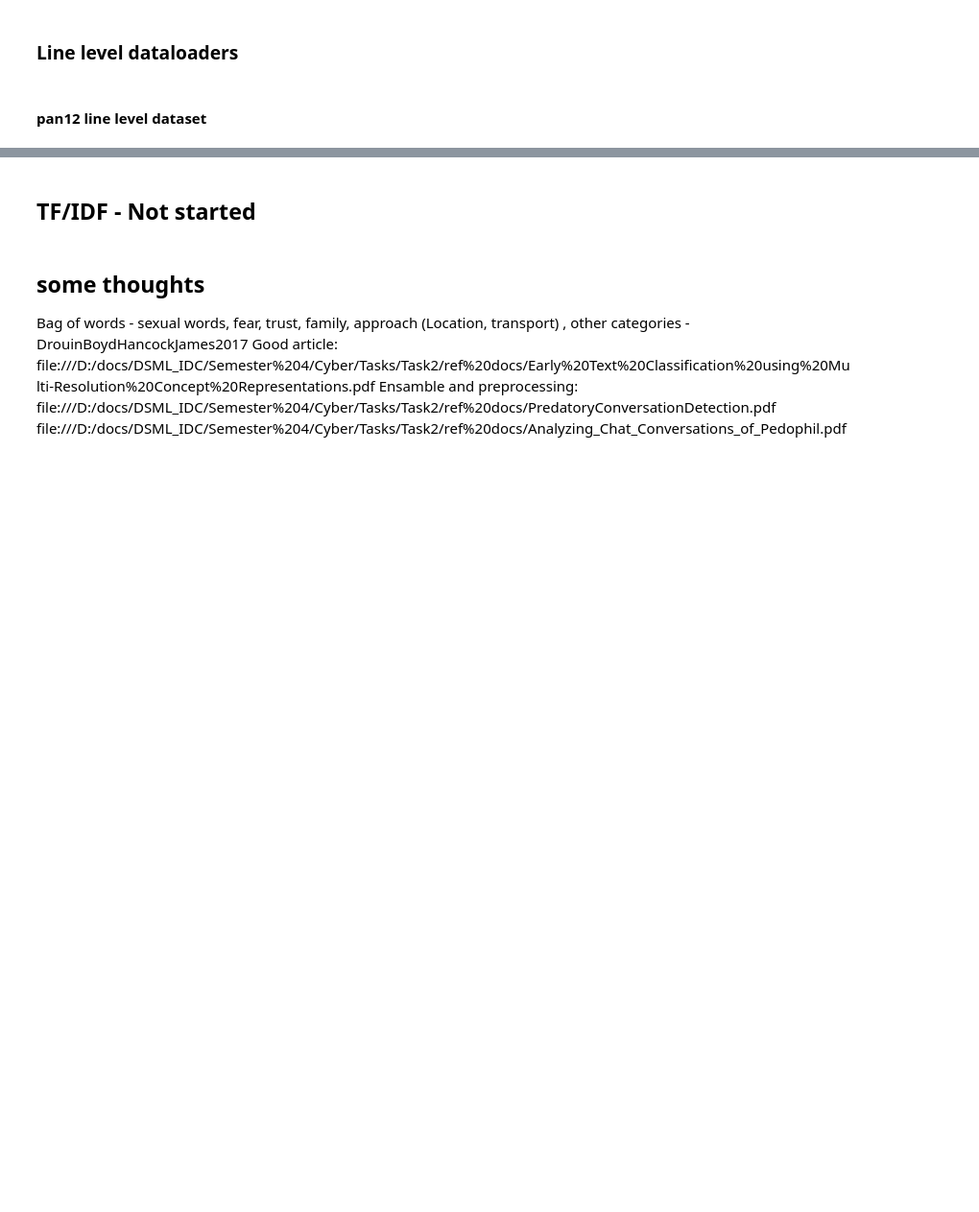
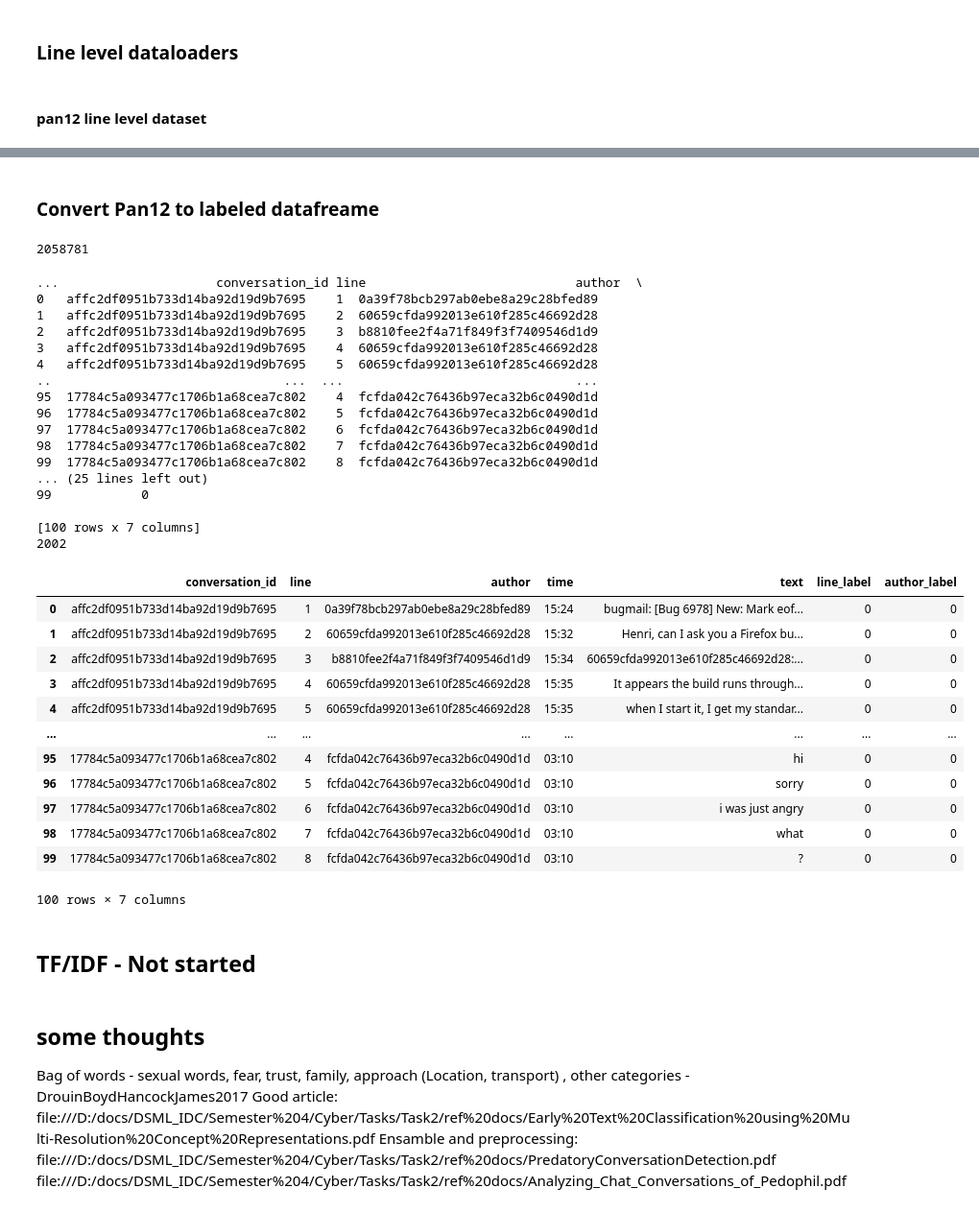
Before and after one commit to mryanivtal/cybersecurity_hw2, a Jupyter notebook: cyber_hw2.ipynb, the cells around one changed output, grey strips where cells are left out. Shown: that part at 96% size. Cells and saved outputs as stored; diff of their text form; code cells hidden in the pictures; blank space fills up the shorter version.

Commit message:
added pan12 converter, added labels to data loader

```diff
--- a/cyber_hw2.ipynb
+++ b/cyber_hw2.ipynb
@@ -505,0 +549,2 @@ class Pan12LineLevelDataloader():
+# %% [markdown]
+### Convert Pan12 to labeled datafreame
@@ -506,15 +668,43 @@ class Pan12LineLevelDataloader():
 # %%
-# Test dataset
-PAN12_DATA_FILE = Path('./ref_data/pan12_corpus/pan12-sexual-predator-identification-training-corpus-2012-05-01/pan12-sexual-predator-identification-training-corpus-2012-05-01.xml')
-PAN12_LINE_LABELS_FILE = Path('./ref_data/pan12_corpus/pan12-sexual-predator-identification-training-corpus-2012-05-01/pan12-sexual-predator-identification-diff.txt')
-preprocess_args = {'stemmer':stemmer, 'speller':speller, 'words_to_remove':words_to_remove, 'emoticons':emoticons}
-pan12_ds = Pan12LineLevelDataloader(PAN12_DATA_FILE, preprocess_fn=preprocess_string_for_bow, preprocess_args=preprocess_args)
-print(len(pan12_ds))
+# # Test converter
 
-for i, m in enumerate(pan12_ds):
-    print(i, m)
-    if i==100:
-        break
+# pan12_converter = Pan12converterToDF(PAN12_DATA_FILE, user_labels_file=PAN12_USER_LABELS_FILE, line_labels_file=PAN12_LINE_LABELS_FILE)
+# print(len(pan12_converter))
+# pan12_df = pan12_converter.convert(OUTPUT_FOLDER / Path('pan12_csv.zip'))
+# print(len(pan12_df))
+# pan12_df.head(100)
+# %% [output]
+2058781
+...                     conversation_id line                            author  \
+0   affc2df0951b733d14ba92d19d9b7695    1  0a39f78bcb297ab0ebe8a29c28bfed89
+1   affc2df0951b733d14ba92d19d9b7695    2  60659cfda992013e610f285c46692d28
+2   affc2df0951b733d14ba92d19d9b7695    3  b8810fee2f4a71f849f3f7409546d1d9
+3   affc2df0951b733d14ba92d19d9b7695    4  60659cfda992013e610f285c46692d28
+4   affc2df0951b733d14ba92d19d9b7695    5  60659cfda992013e610f285c46692d28
+..                               ...  ...                               ...
+95  17784c5a093477c1706b1a68cea7c802    4  fcfda042c76436b97eca32b6c0490d1d
+96  17784c5a093477c1706b1a68cea7c802    5  fcfda042c76436b97eca32b6c0490d1d
+97  17784c5a093477c1706b1a68cea7c802    6  fcfda042c76436b97eca32b6c0490d1d
+98  17784c5a093477c1706b1a68cea7c802    7  fcfda042c76436b97eca32b6c0490d1d
+99  17784c5a093477c1706b1a68cea7c802    8  fcfda042c76436b97eca32b6c0490d1d
+... (25 lines left out)
+99            0
+
+[100 rows x 7 columns]
+2002
+|  | conversation_id | line | author | time | text | line_label | author_label |
+| 0 | affc2df0951b733d14ba92d19d9b7695 | 1 | 0a39f78bcb297ab0ebe8a29c28bfed89 | 15:24 | bugmail: [Bug 6978] New: Mark eof... | 0 | 0 |
+| 1 | affc2df0951b733d14ba92d19d9b7695 | 2 | 60659cfda992013e610f285c46692d28 | 15:32 | Henri, can I ask you a Firefox bu... | 0 | 0 |
+| 2 | affc2df0951b733d14ba92d19d9b7695 | 3 | b8810fee2f4a71f849f3f7409546d1d9 | 15:34 | 60659cfda992013e610f285c46692d28:... | 0 | 0 |
+| 3 | affc2df0951b733d14ba92d19d9b7695 | 4 | 60659cfda992013e610f285c46692d28 | 15:35 | It appears the build runs through... | 0 | 0 |
+| 4 | affc2df0951b733d14ba92d19d9b7695 | 5 | 60659cfda992013e610f285c46692d28 | 15:35 | when I start it, I get my standar... | 0 | 0 |
+| ... | ... | ... | ... | ... | ... | ... | ... |
+| 95 | 17784c5a093477c1706b1a68cea7c802 | 4 | fcfda042c76436b97eca32b6c0490d1d | 03:10 | hi | 0 | 0 |
+| 96 | 17784c5a093477c1706b1a68cea7c802 | 5 | fcfda042c76436b97eca32b6c0490d1d | 03:10 | sorry | 0 | 0 |
+| 97 | 17784c5a093477c1706b1a68cea7c802 | 6 | fcfda042c76436b97eca32b6c0490d1d | 03:10 | i was just angry | 0 | 0 |
+| 98 | 17784c5a093477c1706b1a68cea7c802 | 7 | fcfda042c76436b97eca32b6c0490d1d | 03:10 | what | 0 | 0 |
+| 99 | 17784c5a093477c1706b1a68cea7c802 | 8 | fcfda042c76436b97eca32b6c0490d1d | 03:10 | ? | 0 | 0 |
+100 rows × 7 columns
 # %% [markdown]
 ## TF/IDF - Not started
 # %%
```
Also changed, not shown: parts of 5 cells of this notebook.
